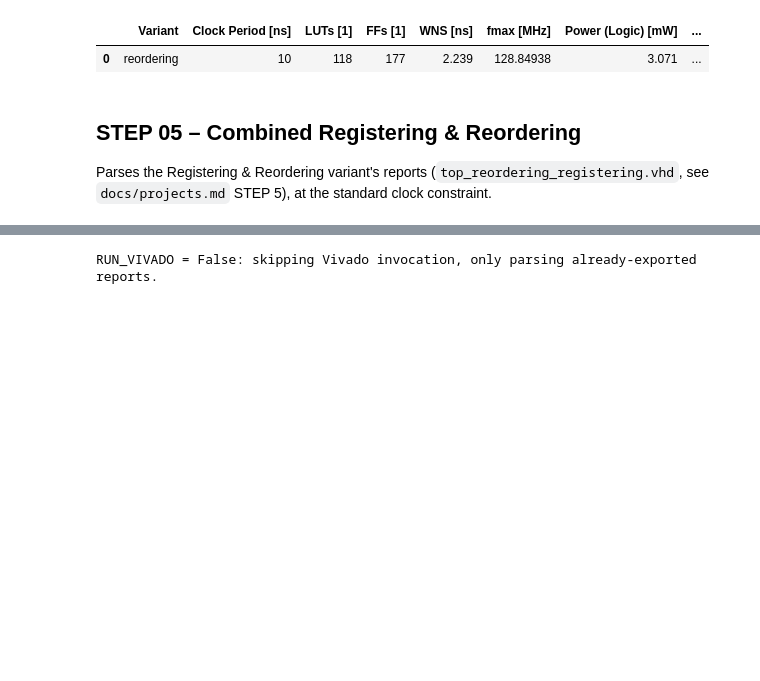
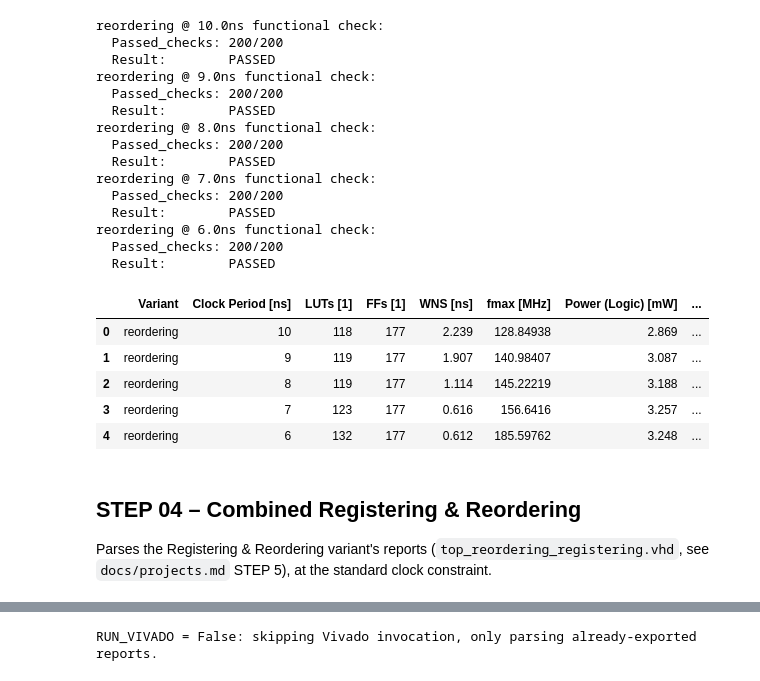
Before and after one commit to XBlayz/Low_power-projects, a Jupyter notebook: notebooks/project-03.ipynb, the cells around one changed output, grey strips where cells are left out. Drawn from its saved outputs; the diff is of its cells as text; code cells hidden in the pictures; blank space fills up the shorter version.

```diff
--- a/notebooks/project-03.ipynb
+++ b/notebooks/project-03.ipynb
@@ -70,7 +70,7 @@ _FALLBACK_VARIANTS = {
     "reordering_registering": {"top_entity": "top_reordering_registering", "vhd_file": "top_reordering_registering.vhd", "report_subfolder": "reordering_registering", "sim_configuration": "cfg_reordering_registering", "pipeline_latency": 4},
     "isolated_reordering":    {"top_entity": "top_isolated_reordering",    "vhd_file": "top_isolated_reordering.vhd",    "report_subfolder": "isolated_reordering",    "sim_configuration": "cfg_isolated_reordering",    "pipeline_latency": 4},
 }
-CLOCK_CAMPAIGNS = [10.0]
+CLOCK_CAMPAIGNS = [10.0, 9.0, 8.0, 7.0, 6.0]
 
 RENAME_DICT = {
         "variant":              "Variant",
@@ -234,14 +234,20 @@ def _parse_power_report(path: Path) -> dict[str, Optional[float]]:
 def _parse_simulation_log(path: Path) -> dict:
     if not path.exists():
         return {"checks": None, "errors": None, "passed": None}
+
     text = path.read_text(errors="ignore")
-    checks_match = re.search(r"TB_TOP:\s*(\d+)\s*checks,\s*(\d+)\s*errors", text)
-    passed_flag = "TB_TOP: PASS" in text
-    failed_flag = "TB_TOP: FAIL" in text
+
+    # Aggiornato per cercare esattamente il nuovo formato "[TB] X checks, Y errors"
+    checks_match = re.search(r"\[TB\]\s*(\d+)\s*checks,\s*(\d+)\s*errors", text)
+
+    # Valuta la presenza dei nuovi flag
+    passed_flag = "[TB] PASS" in text
+    failed_flag = "[TB] FAIL" in text
+
     return {
-        "checks": int(checks_match.group(1)) if checks_match else None,
-        "errors": int(checks_match.group(2)) if checks_match else None,
-        "passed": (passed_flag if (passed_flag or failed_flag) else None),
+        "checks": int(checks_match.group(1)) if checks_match else 0,
+        "errors": int(checks_match.group(2)) if checks_match else 0,
+        "passed": (passed_flag if (passed_flag or failed_flag) else False),
     }
 
 
@@ -251,7 +257,7 @@ def _collect_variant_metrics(variant_name: str, clk_period_ns: float) -> Optiona
     Parses every report for (variant_name, clk_period_ns) into a single
     flat dict, or returns None if the reports have not been generated yet.
     """
-    report_subfolder = VARIANTS[variant_name]["report_subfolder"]
+    report_subfolder = f"{variant_name}_{clk_period_ns:.1f}"
     reports_dir = REPORTS_ROOT / report_subfolder
 
     util_path   = reports_dir / "utilization.rpt"
@@ -551,29 +590,42 @@ _summary_display(
 Parses the Reordering variant's reports (`top_reordering.vhd`, see
 `docs/projects.md` STEP 4), at the standard clock constraint.
 # %%
-# --- STEP 04.1: COLLECT REORDERING METRICS ---
+# --- STEP 03: COLLECT REORDERING METRICS ---
 
-reordering_metrics = _collect_variant_metrics("reordering", CLOCK_CAMPAIGNS[0])
-
-if reordering_metrics is None:
-    print(f"Reports not found for 'reordering' @ {CLOCK_CAMPAIGNS[0]}ns.")
-    df_reordering = pd.DataFrame()
-else:
-    df_reordering = pd.DataFrame([reordering_metrics])
+reordering_metrics = _run_step("reordering")
 
 _summary_display(
     _transform_dataframe(
-        df_reordering,
+        reordering_metrics,
         rename_dict=RENAME_DICT
     ),
-    n_head=1,
+    n_head=len(reordering_metrics),
     n_tail=-1
 )
 # %% [output]
+reordering @ 10.0ns functional check:
+  Passed_checks: 200/200
+  Result:        PASSED
+reordering @ 9.0ns functional check:
+  Passed_checks: 200/200
+  Result:        PASSED
+reordering @ 8.0ns functional check:
+  Passed_checks: 200/200
+  Result:        PASSED
+reordering @ 7.0ns functional check:
+  Passed_checks: 200/200
+  Result:        PASSED
+reordering @ 6.0ns functional check:
+  Passed_checks: 200/200
+  Result:        PASSED
 |  | Variant | Clock Period [ns] | LUTs [1] | FFs [1] | WNS [ns] | fmax [MHz] | Power (Logic) [mW] | ... |
-| 0 | reordering | 10 | 118 | 177 | 2.239 | 128.84938 | 3.071 | ... |
+| 0 | reordering | 10 | 118 | 177 | 2.239 | 128.84938 | 2.869 | ... |
+| 1 | reordering | 9 | 119 | 177 | 1.907 | 140.98407 | 3.087 | ... |
+| 2 | reordering | 8 | 119 | 177 | 1.114 | 145.22219 | 3.188 | ... |
+| 3 | reordering | 7 | 123 | 177 | 0.616 | 156.6416 | 3.257 | ... |
+| 4 | reordering | 6 | 132 | 177 | 0.612 | 185.59762 | 3.248 | ... |
 # %% [markdown]
-## STEP 05 – Combined Registering & Reordering
+## STEP 04 – Combined Registering & Reordering
 
 Parses the Registering & Reordering variant's reports
 (`top_reordering_registering.vhd`, see `docs/projects.md` STEP 5), at the
```
Also changed, not shown: parts of 23 cells of this notebook.
